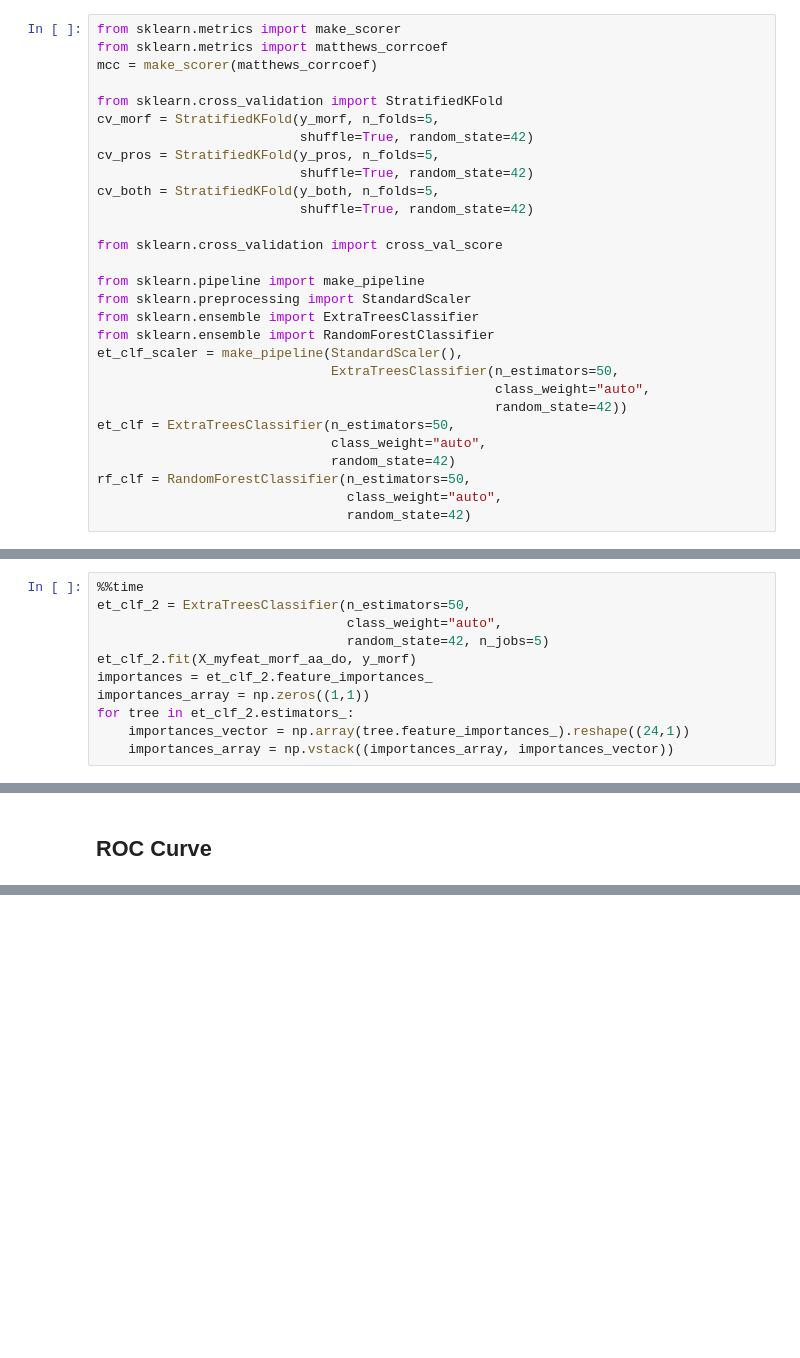
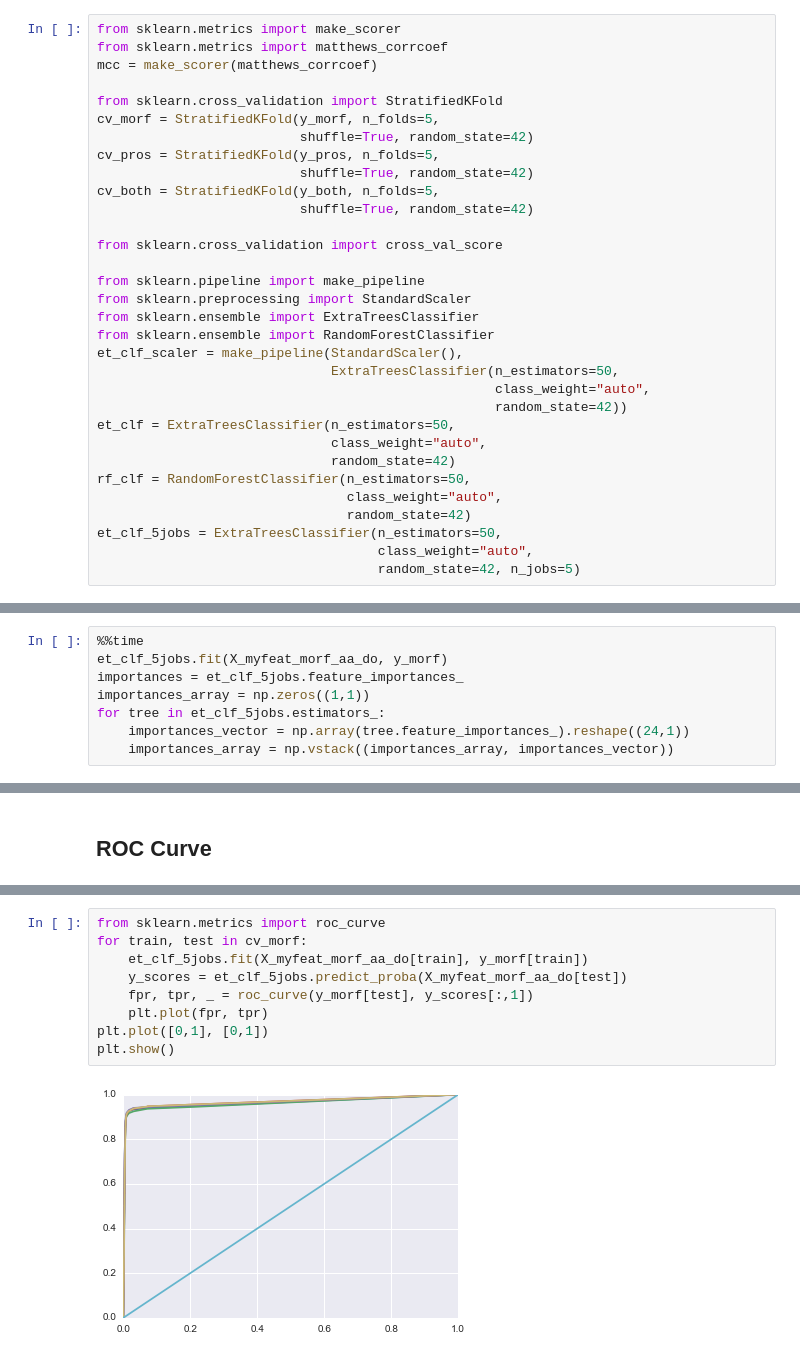
Before and after one commit to Thrinduil/exjobb, a Jupyter notebook: 04_aa_do_features.ipynb, the cells around one changed output, grey strips where cells are left out. Cells and saved outputs as stored; diff of their text form; blank space fills up the shorter version.

```diff
--- a/04_aa_do_features.ipynb
+++ b/04_aa_do_features.ipynb
@@ -55,6 +55,9 @@ et_clf = ExtraTreesClassifier(n_estimators=50,
 rf_clf = RandomForestClassifier(n_estimators=50,
                                 class_weight="auto",
                                 random_state=42)
+et_clf_5jobs = ExtraTreesClassifier(n_estimators=50,
+                                    class_weight="auto",
+                                    random_state=42, n_jobs=5)
 # %% [markdown]
 ## The Scaler
 # %% [markdown]
@@ -255,13 +259,10 @@ None of the learning curves has flatten out before the last datapoint. That mean
 ## Feature Importance
 # %%
 %%time
-et_clf_2 = ExtraTreesClassifier(n_estimators=50,
-                                class_weight="auto",
-                                random_state=42, n_jobs=5)
-et_clf_2.fit(X_myfeat_morf_aa_do, y_morf)
-importances = et_clf_2.feature_importances_
+et_clf_5jobs.fit(X_myfeat_morf_aa_do, y_morf)
+importances = et_clf_5jobs.feature_importances_
 importances_array = np.zeros((1,1))
-for tree in et_clf_2.estimators_:
+for tree in et_clf_5jobs.estimators_:
     importances_vector = np.array(tree.feature_importances_).reshape((24,1))
     importances_array = np.vstack((importances_array, importances_vector))
 # %% [output]
@@ -289,0 +291,11 @@ Figure this out...
+# %%
+from sklearn.metrics import roc_curve
+for train, test in cv_morf:
+    et_clf_5jobs.fit(X_myfeat_morf_aa_do[train], y_morf[train])
+    y_scores = et_clf_5jobs.predict_proba(X_myfeat_morf_aa_do[test])
+    fpr, tpr, _ = roc_curve(y_morf[test], y_scores[:,1])
+    plt.plot(fpr, tpr)
+plt.plot([0,1], [0,1])
+plt.show()
+# %% [output]
+[figure, added]
```
Also changed, not shown: parts of 13 cells of this notebook, 2 other files.
